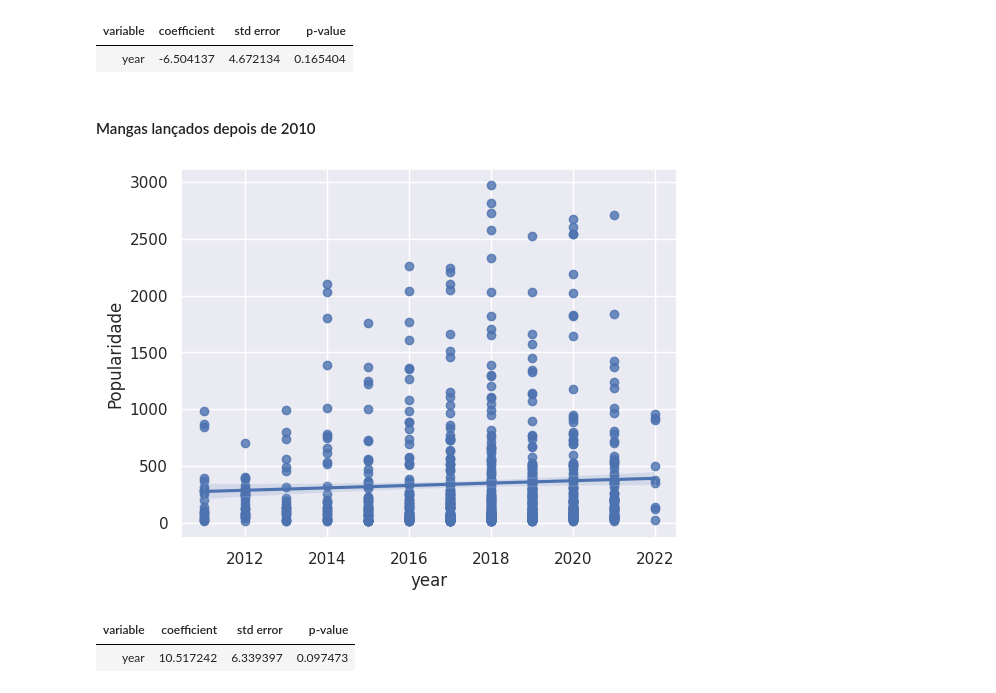
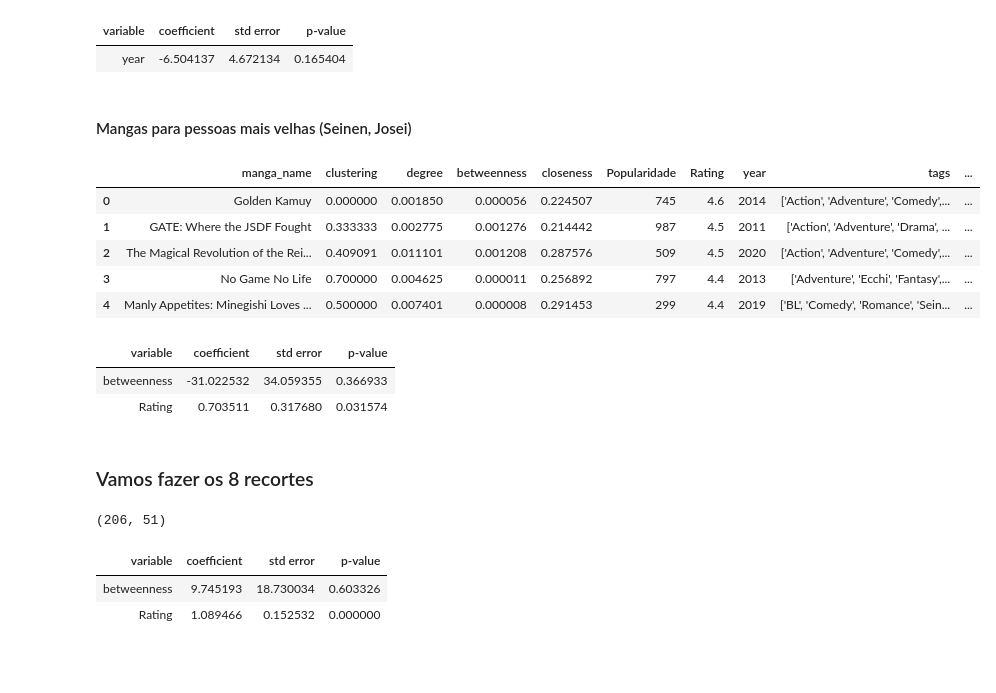
Before and after one commit to Adneycm/Manga-Network, a Jupyter notebook: Mangas.ipynb, the cells around one changed output. Drawn from its saved outputs; the diff is of its cells as text; code cells hidden in the pictures; blank space fills up the shorter version.

Commit message:
recortes

```diff
--- a/Mangas.ipynb
+++ b/Mangas.ipynb
@@ -273,0 +299,8 @@ data
+# %%
+tags = data.tags.to_list()
+
+for tag in tags:
+    tag = eval(tag)
+    for i in tag:
+        if i == 'seinen' or i == 'Seinen' or i == 'josei' or i == 'Josei':
+            print(tag)
@@ -392,15 +418,26 @@ result.micro_summary()
 # %% [output]
 | variable | coefficient | std error | p-value |
 | year | -6.504137 | 4.672134 | 0.165404 |
-# %% [markdown]
-#### Mangas lançados depois de 2010
-# %%
-sns.regplot(x=data_depois2010['year'], y=data_depois2010['Popularidade']);
-# %% [output]
-[figure, removed]
-# %%
-result = reg.linear(data=data_depois2010, formula='Q("Popularidade") ~ year')
-result.micro_summary()
-# %% [output]
-| variable | coefficient | std error | p-value |
-| year | 10.517242 | 6.339397 | 0.097473 |
+# %% [markdown]
+#### Mangas para pessoas mais velhas (Seinen, Josei)
+# %%
+tags = data.tags.to_list()
+seinen_josei = []
+for tag in tags:
+    tag = eval(tag)
+    if 'seinen' in tag or 'Seinen' in tag or 'josei' in tag or 'Jeinen' in tag:
+        seinen_josei.append(1)
+    else:
+        seinen_josei.append(0)
+
+data['Seinen|Josei'] = seinen_josei
+
+data_seinen_josei = data.loc[data['Seinen|Josei'] == 1].reset_index(drop=True)
+data_seinen_josei.head()
+# %% [output]
+|  | manga_name | clustering | degree | betweenness | closeness | Popularidade | Rating | year | tags | ... |
+| 0 | Golden Kamuy | 0.000000 | 0.001850 | 0.000056 | 0.224507 | 745 | 4.6 | 2014 | ['Action', 'Adventure', 'Comedy',... | ... |
+| 1 | GATE: Where the JSDF Fought | 0.333333 | 0.002775 | 0.001276 | 0.214442 | 987 | 4.5 | 2011 | ['Action', 'Adventure', 'Drama', ... | ... |
+| 2 | The Magical Revolution of the Rei... | 0.409091 | 0.011101 | 0.001208 | 0.287576 | 509 | 4.5 | 2020 | ['Action', 'Adventure', 'Comedy',... | ... |
+| 3 | No Game No Life | 0.700000 | 0.004625 | 0.000011 | 0.256892 | 797 | 4.4 | 2013 | ['Adventure', 'Ecchi', 'Fantasy',... | ... |
+| 4 | Manly Appetites: Minegishi Loves ... | 0.500000 | 0.007401 | 0.000008 | 0.291453 | 299 | 4.4 | 2019 | ['BL', 'Comedy', 'Romance', 'Sein... | ... |
@@ -406,0 +446,30 @@ result.micro_summary()
+# %%
+result.micro_summary()
+# %% [output]
+| variable | coefficient | std error | p-value |
+| betweenness | -31.022532 | 34.059355 | 0.366933 |
+| Rating | 0.703511 | 0.317680 | 0.031574 |
+# %% [markdown]
+### Vamos fazer os 8 recortes
+# %%
+mangas_2010 = data_antes2010['manga_name'].to_list()
+mangas_publicoAdulto = data_seinen_josei['manga_name'].to_list()
+
+def is_not_in(column, values):
+    return ~column.isin(values)
+
+len(mangas_2010), len(mangas_publicoAdulto)
+# %% [output]
+(206, 51)
+# %%
+#SOMENTE Mangas destinados a um público mais velho (Seinen e Josei)
+#SOMENTE Mangas com data de lançamentos antes de 2010
+
+x = data[data['manga_name'].isin(mangas_2010 + mangas_publicoAdulto)]
+
+result = reg.linear(data=x, formula='np.log(Popularidade) ~ betweenness + Rating')
+result.micro_summary()
+# %% [output]
+| variable | coefficient | std error | p-value |
+| betweenness | 9.745193 | 18.730034 | 0.603326 |
+| Rating | 1.089466 | 0.152532 | 0.000000 |
```
Also changed, not shown: parts of 16 cells of this notebook.
